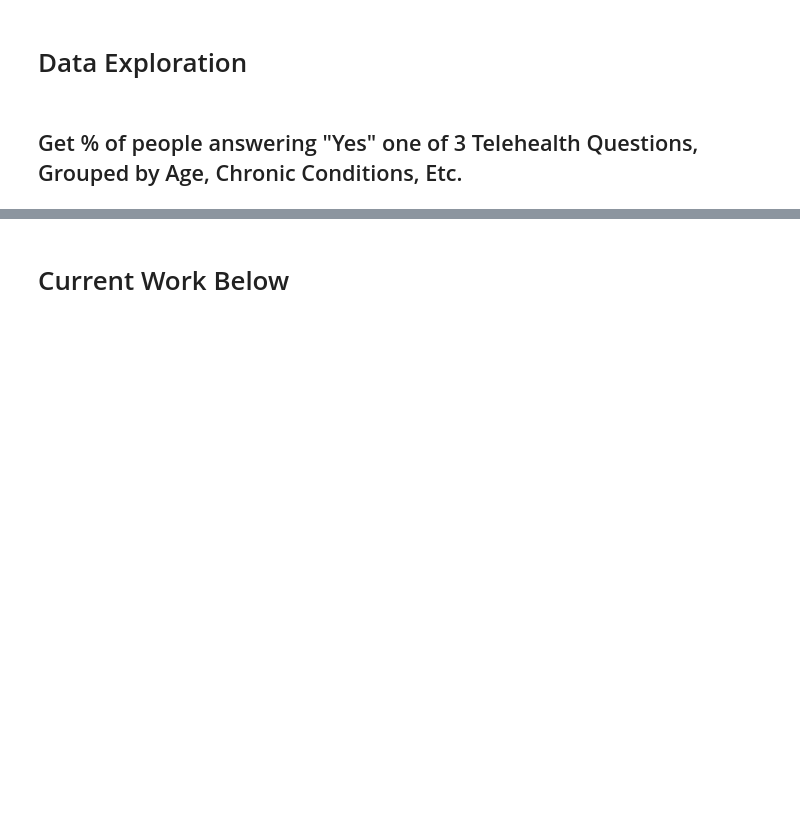
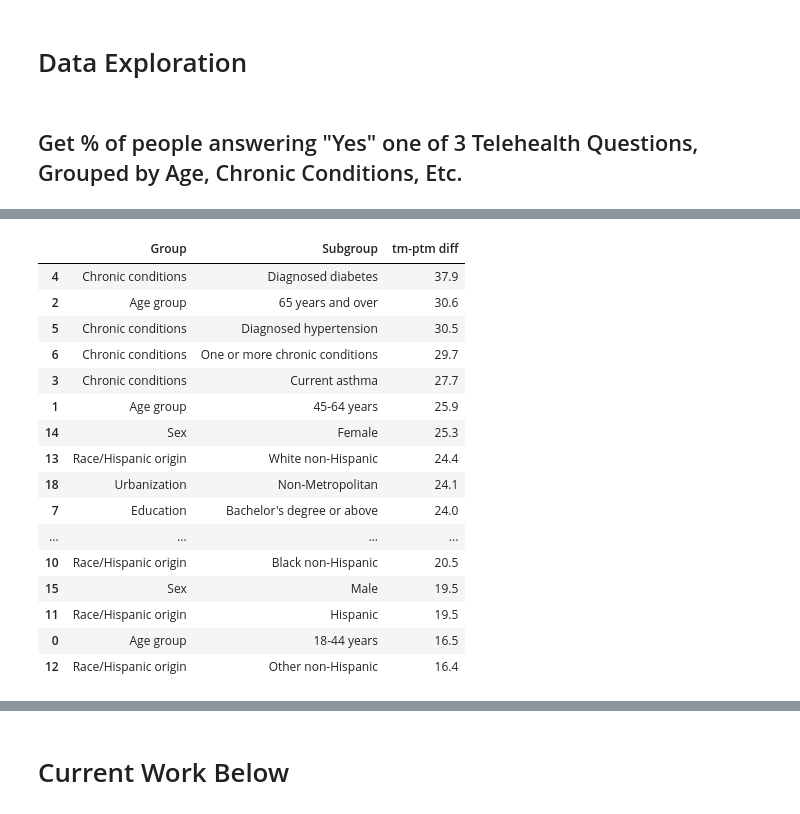
Before and after one commit to will-hou/Titans-Rice-Datathon-2021, a Jupyter notebook: telemed_survey.ipynb, the cells around one changed output, grey strips where cells are left out. Drawn from its saved outputs; the diff is of its cells as text; code cells hidden in the pictures; blank space fills up the shorter version.

```diff
--- a/telemed_survey.ipynb
+++ b/telemed_survey.ipynb
@@ -50,0 +122,28 @@ all_yes.loc[1]
+# %%
+# Deconstruct groupby df into component columns
+r1_reset = all_yes.loc[1].reset_index()
+# Add "Indicator" as a categorical column
+pivoted = r1_reset[r1_reset.Indicator == 'TM'].merge(right=r1_reset[r1_reset.Indicator == 'PTM'], on=['Group', 'Subgroup'], suffixes=('_tm', '_ptm'))
+
+pivoted['tm-ptm diff'] = diffs_by_group.Percent_tm - diffs_by_group.Percent_ptm
+
+r1_differences_by_group = pivoted[['Group', 'Subgroup', 'tm-ptm diff']]
+r1_differences_by_group.sort_values(by='tm-ptm diff', ascending=False)
+# %% [output]
+|  | Group | Subgroup | tm-ptm diff |
+| 4 | Chronic conditions | Diagnosed diabetes | 37.9 |
+| 2 | Age group | 65 years and over | 30.6 |
+| 5 | Chronic conditions | Diagnosed hypertension | 30.5 |
+| 6 | Chronic conditions | One or more chronic conditions | 29.7 |
+| 3 | Chronic conditions | Current asthma | 27.7 |
+| 1 | Age group | 45-64 years | 25.9 |
+| 14 | Sex | Female | 25.3 |
+| 13 | Race/Hispanic origin | White non-Hispanic | 24.4 |
+| 18 | Urbanization | Non-Metropolitan | 24.1 |
+| 7 | Education | Bachelor's degree or above | 24.0 |
+| ... | ... | ... | ... |
+| 10 | Race/Hispanic origin | Black non-Hispanic | 20.5 |
+| 15 | Sex | Male | 19.5 |
+| 11 | Race/Hispanic origin | Hispanic | 19.5 |
+| 0 | Age group | 18-44 years | 16.5 |
+| 12 | Race/Hispanic origin | Other non-Hispanic | 16.4 |
```
Also changed, not shown: parts of 21 cells of this notebook.
